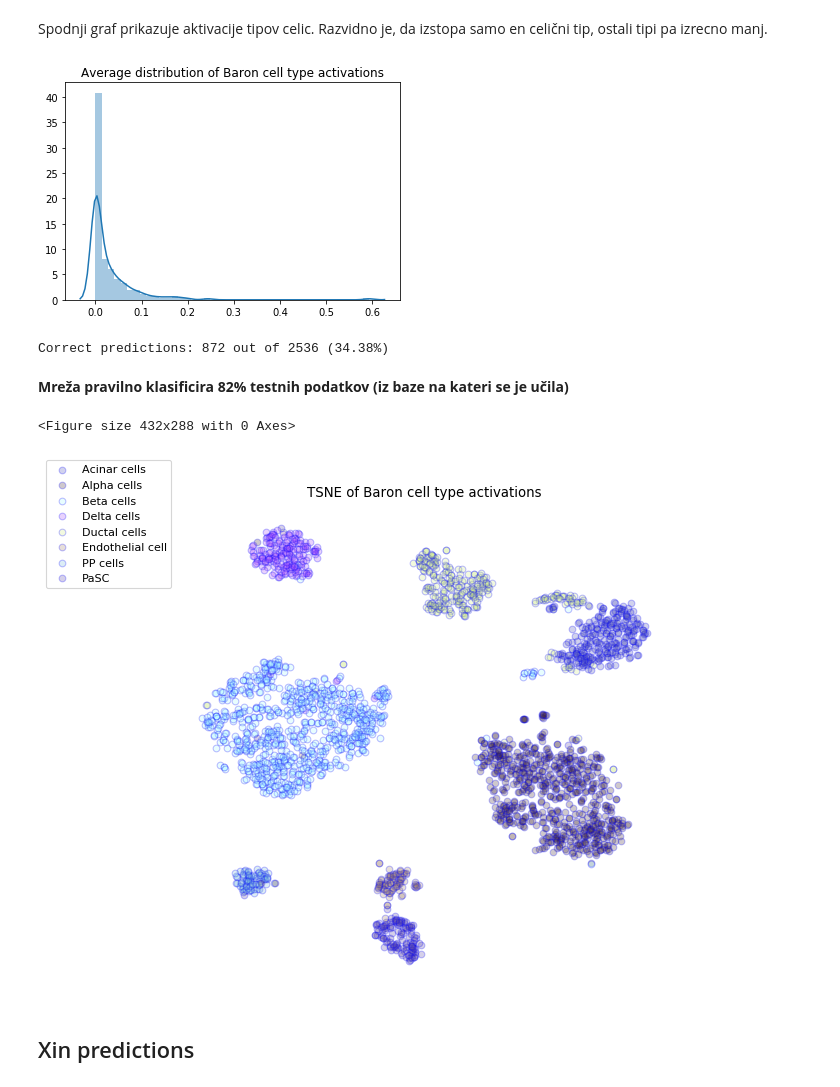
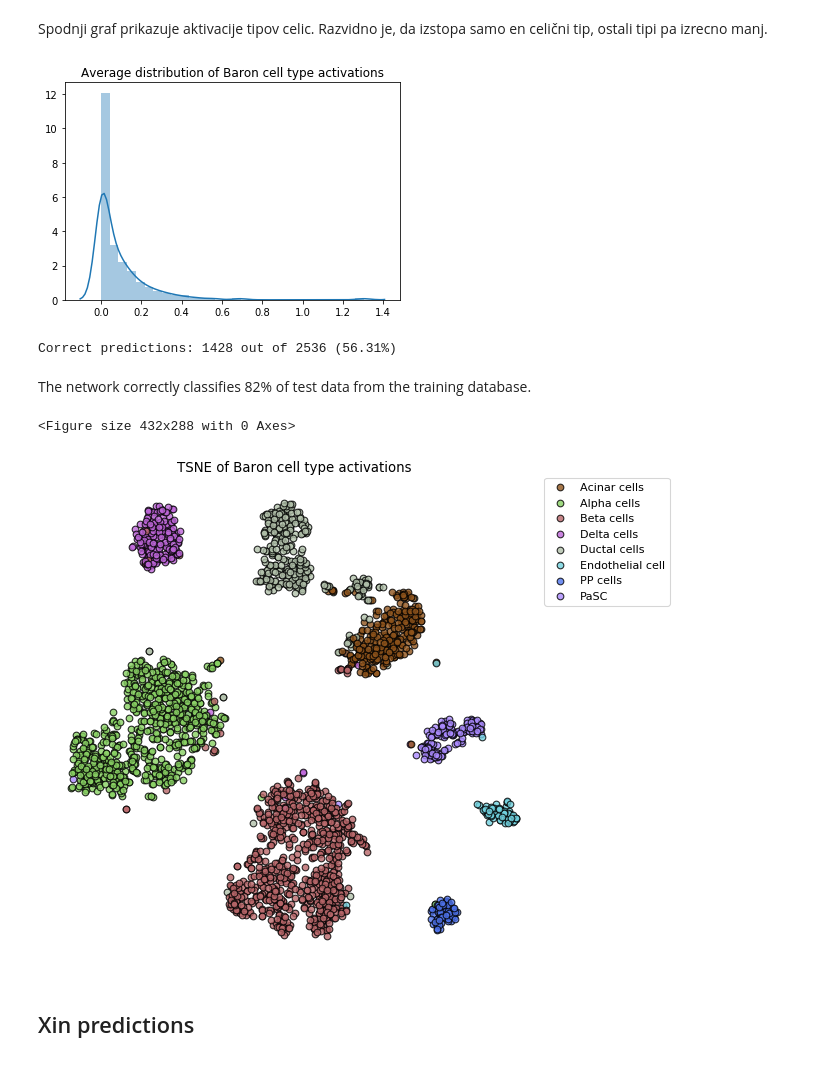
Before and after one commit to LongarMD/MarkerGenes, a Jupyter notebook: Example.ipynb, the cells around one changed output. Cells and saved outputs as stored; diff of their text form; code cells hidden in the pictures.

Commit message:
Adds better graphs

```diff
--- a/Example.ipynb
+++ b/Example.ipynb
@@ -216,12 +204,8 @@ saly.save_weights(encoder_model, 'Data/Models/encoder_weights')
-# %%
-model = saly.load_weights(model, 'Data/Models/model_weights')
-marker_model = saly.load_weights(marker_model, 'Data/Models/marker_weights')
-encoder_model = saly.load_weights(encoder_model, 'Data/Models/encoder_weights')
 # %% [markdown]
 # Data analysis
 # %%
 from sklearn.manifold import TSNE
-tnse = TSNE()
+tsne = TSNE()
 colours = S.load_label_colours('Data/label_colours.pickle')
 # %% [markdown]
 ## Baron predictions
@@ -234,18 +218,19 @@ Spodnji graf prikazuje aktivacije tipov celic. Razvidno je, da izstopa samo en c
 saly.plot_activation_distribution(baron_cell_activations, markers,
                                   title='Average distribution of Baron cell type activations')
 # %% [output]
-[figure, old version]
+[figure, new version]
 # %%
 saly.get_results(test_y, baron_cell_activations, markers, marker_aliases)
 # %% [output]
-Correct predictions: 872 out of 2536 (34.38%)
+Correct predictions: 1428 out of 2536 (56.31%)
-# %% [markdown]
-**Mreža pravilno klasificira 82% testnih podatkov (iz baze na kateri se je učila)**
+# %% [markdown]
+The network correctly classifies 82% of test data from the training database.
 # %%
-saly.draw_embedding(baron_cell_activations, test_y, tnse, colours, graph_title='TSNE of Baron cell type activations')
+saly.draw_embedding(baron_cell_activations, test_y, tsne, colours, alpha=0.8,
+                    graph_title='TSNE of Baron cell type activations');
 # %% [output]
 <Figure size 432x288 with 0 Axes>
-[figure, old version]
+[figure, new version]
 # %% [markdown]
 ## Xin predictions
 # %%
```
Also changed, not shown: parts of 13 cells of this notebook.
